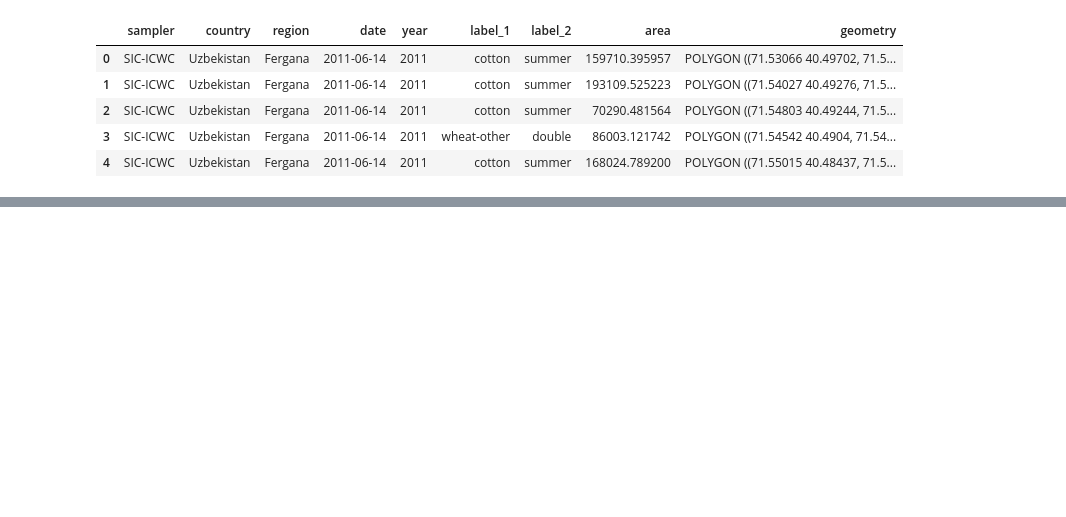
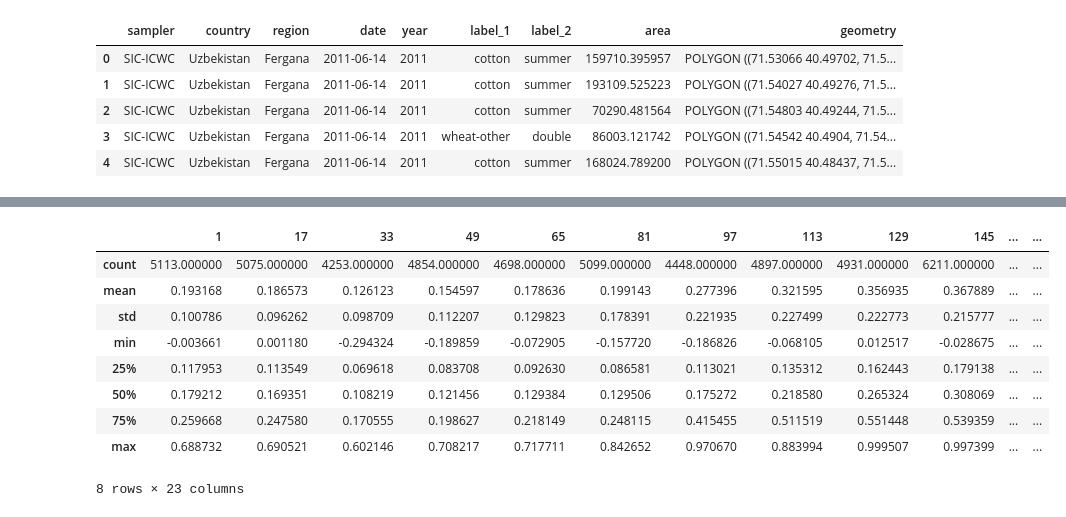
Before and after one commit to mmirshod/crop-detection, a Jupyter notebook: dataset/CAWA_exploration.ipynb, the cells around one changed output, grey strips where cells are left out. Cells and saved outputs as stored; diff of their text form; code cells hidden in the pictures; blank space fills up the shorter version.

```diff
--- a/dataset/CAWA_exploration.ipynb
+++ b/dataset/CAWA_exploration.ipynb
@@ -38,0 +93,13 @@ Name: count, dtype: int64
+# %%
+ndvi_time_series.describe()
+# %% [output]
+|  | 1 | 17 | 33 | 49 | 65 | 81 | 97 | 113 | 129 | 145 | ... | ... |
+| count | 5113.000000 | 5075.000000 | 4253.000000 | 4854.000000 | 4698.000000 | 5099.000000 | 4448.000000 | 4897.000000 | 4931.000000 | 6211.000000 | ... | ... |
+| mean | 0.193168 | 0.186573 | 0.126123 | 0.154597 | 0.178636 | 0.199143 | 0.277396 | 0.321595 | 0.356935 | 0.367889 | ... | ... |
+| std | 0.100786 | 0.096262 | 0.098709 | 0.112207 | 0.129823 | 0.178391 | 0.221935 | 0.227499 | 0.222773 | 0.215777 | ... | ... |
+| min | -0.003661 | 0.001180 | -0.294324 | -0.189859 | -0.072905 | -0.157720 | -0.186826 | -0.068105 | 0.012517 | -0.028675 | ... | ... |
+| 25% | 0.117953 | 0.113549 | 0.069618 | 0.083708 | 0.092630 | 0.086581 | 0.113021 | 0.135312 | 0.162443 | 0.179138 | ... | ... |
+| 50% | 0.179212 | 0.169351 | 0.108219 | 0.121456 | 0.129384 | 0.129506 | 0.175272 | 0.218580 | 0.265324 | 0.308069 | ... | ... |
+| 75% | 0.259668 | 0.247580 | 0.170555 | 0.198627 | 0.218149 | 0.248115 | 0.415455 | 0.511519 | 0.551448 | 0.539359 | ... | ... |
+| max | 0.688732 | 0.690521 | 0.602146 | 0.708217 | 0.717711 | 0.842652 | 0.970670 | 0.883994 | 0.999507 | 0.997399 | ... | ... |
+8 rows × 23 columns
```
Also changed, not shown: parts of 10 cells of this notebook, 1 other file.
